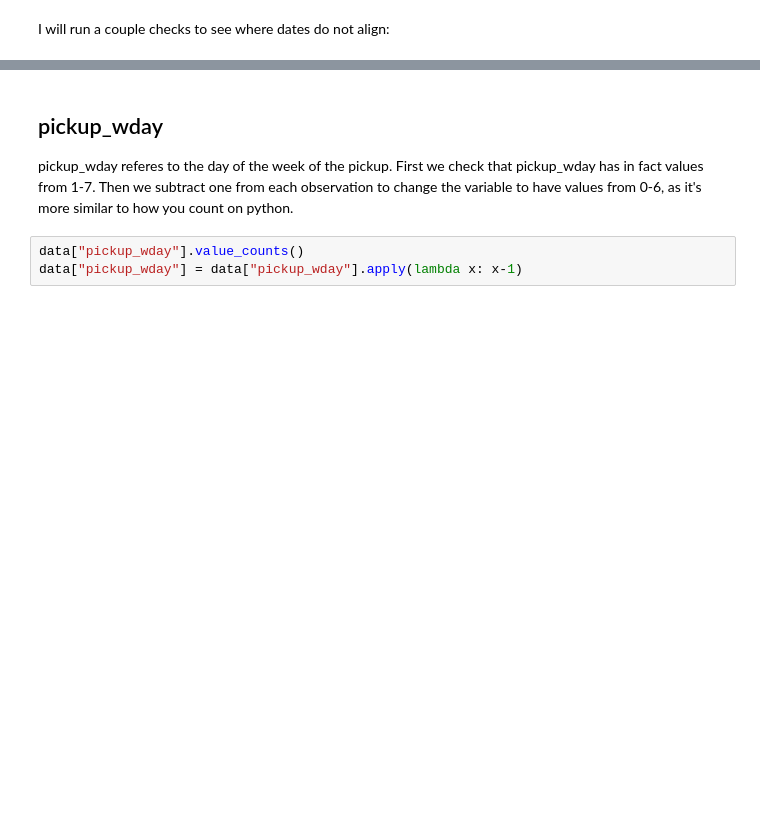
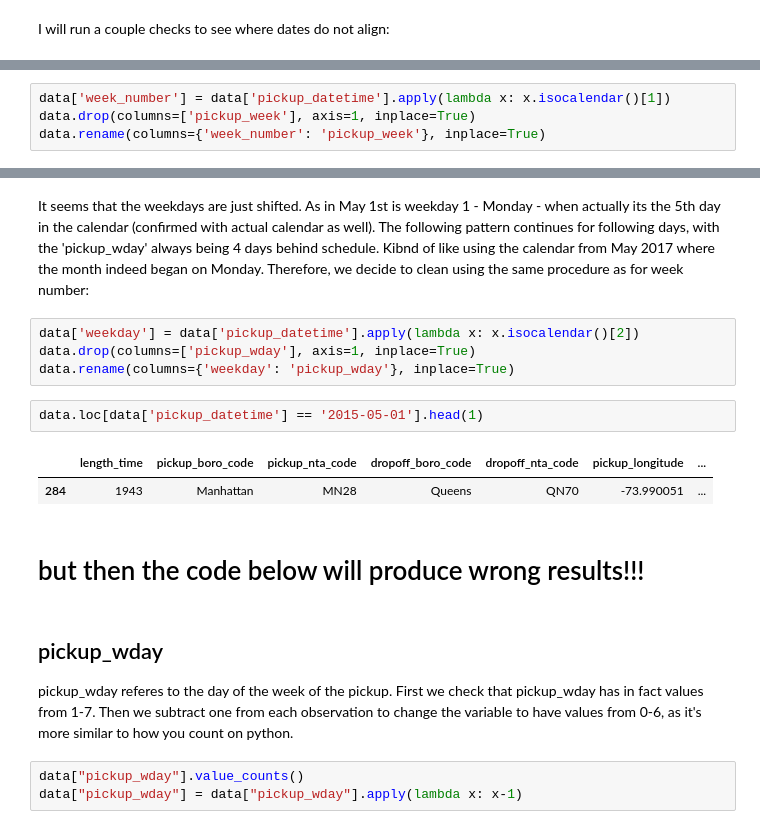
Before and after one commit to MichalKrzyzanski2002/Foundations-Data-Science-Project, a Jupyter notebook: Cleaning.ipynb, the cells around one changed output, grey strips where cells are left out. Drawn from its saved outputs; the diff is of its cells as text; blank space fills up the shorter version.

Commit message:
Update Cleaning.ipynb
update do datetime checks with new check for wday - lorens wday code may crash after this or produce wrong results!

```diff
--- a/Cleaning.ipynb
+++ b/Cleaning.ipynb
@@ -612,0 +613,4 @@ It seems to be some issue where it thinks may had 5 days not 3 in the first week
+# %%
+data['week_number'] = data['pickup_datetime'].apply(lambda x: x.isocalendar()[1])
+data.drop(columns=['pickup_week'], axis=1, inplace=True)
+data.rename(columns={'week_number': 'pickup_week'}, inplace=True)
@@ -613,3 +651,16 @@ It seems to be some issue where it thinks may had 5 days not 3 in the first week
+# %% [markdown]
+It seems that the weekdays are just shifted. As in May 1st is weekday 1 - Monday - when actually its the 5th day in the calendar (confirmed with actual calendar as well). The following pattern continues for following days, with the 'pickup_wday' always being 4 days behind schedule. Kibnd of like using the calendar from May 2017 where the month indeed began on Monday. Therefore, we decide to clean using the same procedure as for week number:
+# %%
+data['weekday'] = data['pickup_datetime'].apply(lambda x: x.isocalendar()[2])
+data.drop(columns=['pickup_wday'], axis=1, inplace=True)
+data.rename(columns={'weekday': 'pickup_wday'}, inplace=True)
+# %%
+data.loc[data['pickup_datetime'] == '2015-05-01'].head(1)
+# %% [output]
+|  | length_time | pickup_boro_code | pickup_nta_code | dropoff_boro_code | dropoff_nta_code | pickup_longitude | ... |
+| 284 | 1943 | Manhattan | MN28 | Queens | QN70 | -73.990051 | ... |
+# %% [markdown]
+# but then the code below will produce wrong results!!!
 # %% [markdown]
 ## pickup_wday
 pickup_wday referes to the day of the week of the pickup. First we check that pickup_wday has in fact values from 1-7. Then we subtract one from each observation to change the variable to have values from 0-6, as it's more similar to how you count on python.
```
Also changed, not shown: parts of 27 cells of this notebook.
